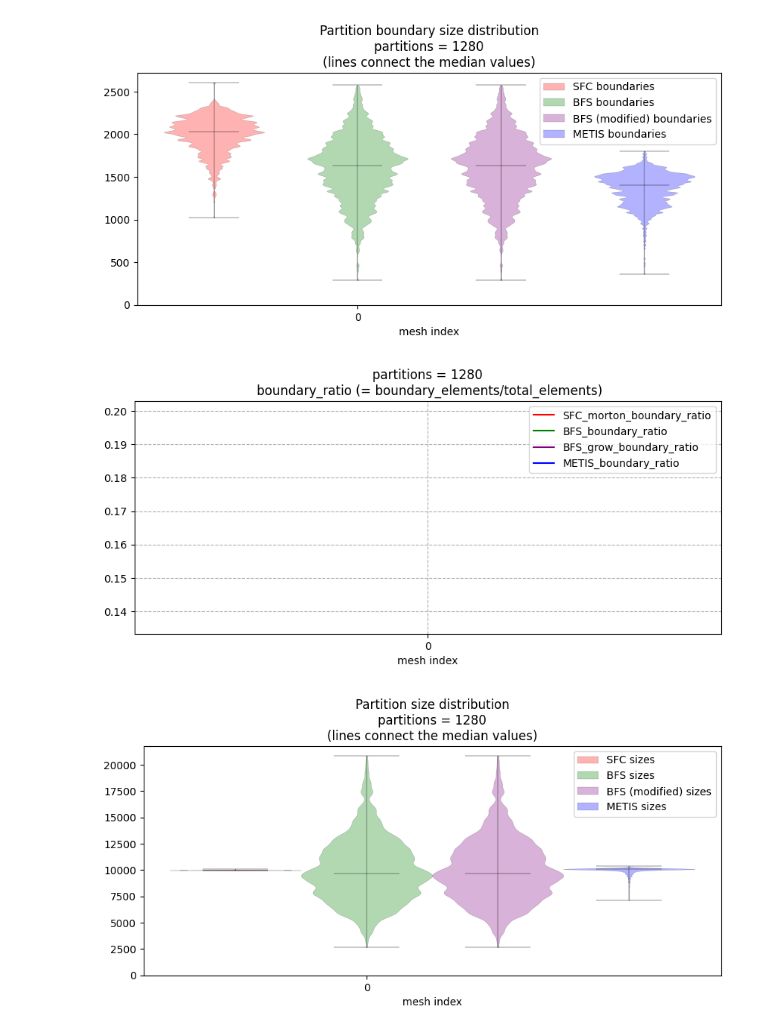
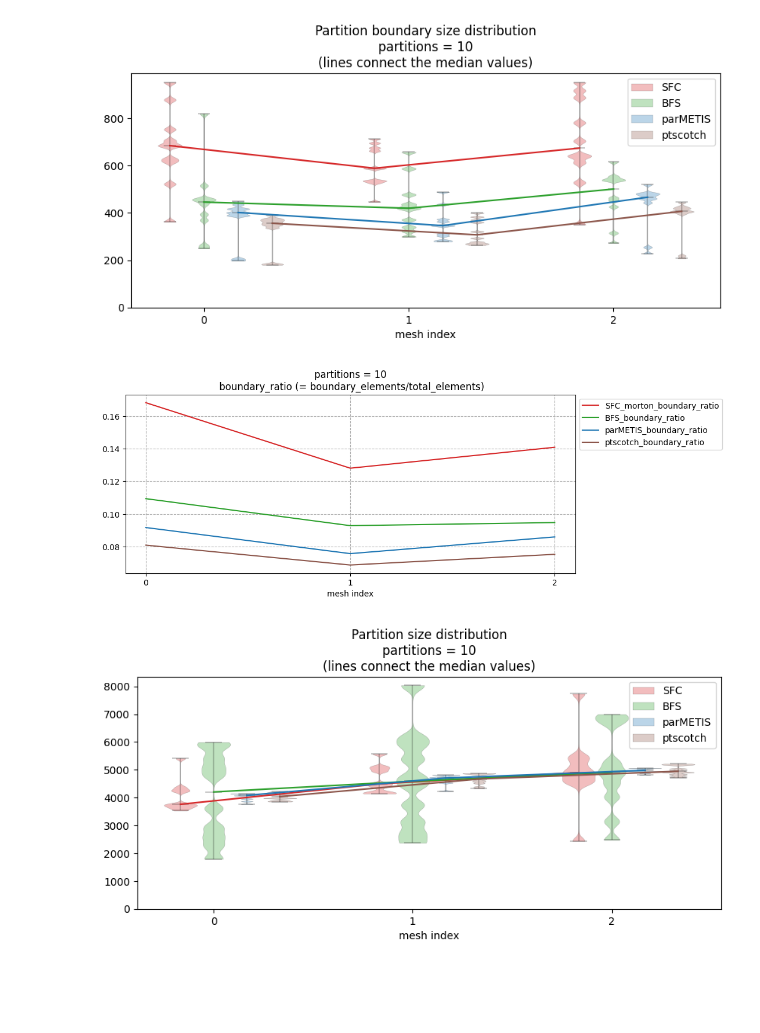
Before and after one commit to paralab/partition, a Jupyter notebook: mpi-cpp/metrics_plot.ipynb, the cells around one changed output. Drawn from its saved outputs; the diff is of its cells as text; code cells hidden in the pictures; blank space fills up the shorter version.

Commit message:
Plot ptscotch metrics, fix typos

```diff
--- a/mpi-cpp/metrics_plot.ipynb
+++ b/mpi-cpp/metrics_plot.ipynb
@@ -5,13 +5,16 @@ import matplotlib.ticker as ticker
 import numpy as np
 plt.rcParams["figure.figsize"] = (10,4)
 # plt.rcParams.update({'font.size': 28})
-plot_colors = ['red','green', 'purple','blue']        # SFC, BFS, BFS-modified, METIS respectively
+matpltlib_default_colors = plt.rcParams['axes.prop_cycle'].by_key()['color']
+
+
+# SFC, BFS, parMETIS, ptscotch respectively
+plot_colors = [matpltlib_default_colors[3], matpltlib_default_colors[2], matpltlib_default_colors[0], matpltlib_default_colors[5]]
 # %%
-input_file_name = 'results/frontera-scaling-front_bfs___2024-06-06__19-42-12.json'
-input_file_name = 'results/frontera-scaling-front_bfs-large-meshes___2024-06-19__16-10-43.json'
+input_file_name = 'test.json'
 df = pd.read_json(input_file_name, orient='records',lines=True)
 # df = df[(df['np'] == 1280) | (df['np']==640)]
-df = df[(df['np'] == 1280)]
+df = df[(df['np'] == 10)]
 # df = df[df['mesh_idx'] == 0]
 df = df[df['run_idx'] == 0]
 
@@ -26,15 +29,15 @@ df_length = len(df.index)
 fig0, ax0 = plt.subplots()
 plt_triplets = [None for _ in range(df_length)]
 for plt_i in range(df_length):
-  plt_triplets[plt_i] = ax0.violinplot([df.loc[plt_i]['SFC_morton_partition_boundaries'],df.loc[plt_i]['BFS_partition_boundaries'],df.loc[plt_i]['BFS_grow_partition_boundaries'],df.loc[plt_i]['METIS_partition_boundaries']], positions=[6*plt_i,6*plt_i+1,6*plt_i+2,6*plt_i+3], showmedians=True, widths=0.7, points=1000, showextrema=True, bw_method=0.05)
+  plt_triplets[plt_i] = ax0.violinplot([df.loc[plt_i]['SFC_morton_partition_boundaries'],df.loc[plt_i]['BFS_partition_boundaries'],df.loc[plt_i]['parMETIS_partition_boundaries'],df.loc[plt_i]['ptscotch_partition_boundaries']], positions=[6*plt_i,6*plt_i+1,6*plt_i+2,6*plt_i+3], showmedians=True, widths=0.7, points=1000, showextrema=True, bw_method=0.05)
   # plt_triplets[plt_i] = ax0.boxplot([df.loc[plt_i]['SFC_morton_partition_boundaries'],df.loc[plt_i]['BFS_partition_boundaries'],df.loc[plt_i]['BFS_grow_partition_boundaries'],df.loc[plt_i]['METIS_partition_boundaries']], positions=[6*plt_i,6*plt_i+1,6*plt_i+2,6*plt_i+3], widths=0.7, showfliers=True)
 
 
 ax0.plot([6*i for i in range(df_length)],[np.median(df.loc[i]['SFC_morton_partition_boundaries']) for i in range(df_length)],color=plot_colors[0])
 ax0.plot([6*i+1 for i in range(df_length)],[np.median(df.loc[i]['BFS_partition_boundaries']) for i in range(df_length)],color=plot_colors[1])
-ax0.plot([6*i+2 for i in range(df_length)],[np.median(df.loc[i]['BFS_grow_partition_boundaries']) for i in range(df_length)],color=plot_colors[2])
+ax0.plot([6*i+2 for i in range(df_length)],[np.median(df.loc[i]['parMETIS_partition_boundaries']) for i in range(df_length)],color=plot_colors[2])
 
-ax0.plot([6*i+3 for i in range(df_length)],[np.median(df.loc[i]['METIS_partition_boundaries']) for i in range(df_length)],color=plot_colors[3])
+ax0.plot([6*i+3 for i in range(df_length)],[np.median(df.loc[i]['ptscotch_partition_boundaries']) for i in range(df_length)],color=plot_colors[3])
 
 
 
@@ -52,7 +55,7 @@ for plt_triplet in plt_triplets:
 
 
   # plot_pair['bodies'][1].set_edgecolor('red')
-ax0.legend([plt_triplets[0]["bodies"][0], plt_triplets[0]["bodies"][1],plt_triplets[0]["bodies"][2],plt_triplets[0]["bodies"][3]], ['SFC boundaries', 'BFS boundaries','BFS (modified) boundaries', 'METIS boundaries'],bbox_to_anchor=(1.0, 1.0))
+ax0.legend([plt_triplets[0]["bodies"][0], plt_triplets[0]["bodies"][1],plt_triplets[0]["bodies"][2],plt_triplets[0]["bodies"][3]], ['SFC', 'BFS','parMETIS', 'ptscotch'],bbox_to_anchor=(1.0, 1.0))
 
 ax0.set_xticks([(6*i + 6*i+2)/2 for i in range(df_length)])
 
@@ -64,32 +67,32 @@ ax0.set_xlabel('mesh index')
 plt.show()
 # fig0.savefig(input_file_name+'partition-cuts.svg', format='svg', dpi=1200)
 # %% [output]
-[figure, old version]
+[figure, new version]
 # %%
 
-ax1 = df.plot.line(y = ['SFC_morton_boundary_ratio','BFS_boundary_ratio','BFS_grow_boundary_ratio','METIS_boundary_ratio'], rot=0,color=plot_colors)
+ax1 = df.plot.line(y = ['SFC_morton_boundary_ratio','BFS_boundary_ratio','parMETIS_boundary_ratio','ptscotch_boundary_ratio'], rot=0,color=plot_colors)
 ax1.set_title(f"partitions = {partition_count}\n boundary_ratio (= boundary_elements/total_elements)")
 ax1.legend(bbox_to_anchor=(1.0, 1.0))
 ax1.xaxis.set_major_locator(ticker.MultipleLocator(1))
 ax1.grid(which='major', axis='both', linestyle='--')
 ax1.set_xlabel('mesh index')
 
 fig1 = ax1.get_figure()
 # fig1.savefig(input_file_name+'boundary_ratio.svg', format='svg', dpi=1200)
 # %% [output]
-[figure, old version]
+[figure, new version]
 # %%
 fig11, ax11 = plt.subplots()
 plt_triplets = [None for _ in range(df_length)]
 for plt_i in range(df_length):
-  plt_triplets[plt_i] = ax11.violinplot([df.loc[plt_i]['SFC_morton_partition_sizes'],df.loc[plt_i]['BFS_partition_sizes'],df.loc[plt_i]['BFS_grow_partition_sizes'],df.loc[plt_i]['METIS_partition_sizes']], positions=[6*plt_i,6*plt_i+1,6*plt_i+2,6*plt_i+3], showmedians=True, widths=1, points=1000, showextrema=True, bw_method=0.1)
+  plt_triplets[plt_i] = ax11.violinplot([df.loc[plt_i]['SFC_morton_partition_sizes'],df.loc[plt_i]['BFS_partition_sizes'],df.loc[plt_i]['parMETIS_partition_sizes'],df.loc[plt_i]['ptscotch_partition_sizes']], positions=[6*plt_i,6*plt_i+1,6*plt_i+2,6*plt_i+3], showmedians=True, widths=1, points=1000, showextrema=True, bw_method=0.1)
 
 
 ax11.plot([6*i for i in range(df_length)],[np.median(df.loc[i]['SFC_morton_partition_sizes']) for i in range(df_length)],color=plot_colors[0])
 ax11.plot([6*i+1 for i in range(df_length)],[np.median(df.loc[i]['BFS_partition_sizes']) for i in range(df_length)],color=plot_colors[1])
-ax11.plot([6*i+2 for i in range(df_length)],[np.median(df.loc[i]['BFS_grow_partition_sizes']) for i in range(df_length)],color=plot_colors[2])
+ax11.plot([6*i+2 for i in range(df_length)],[np.median(df.loc[i]['parMETIS_partition_sizes']) for i in range(df_length)],color=plot_colors[2])
 
-ax11.plot([6*i+3 for i in range(df_length)],[np.median(df.loc[i]['METIS_partition_sizes']) for i in range(df_length)],color=plot_colors[3])
+ax11.plot([6*i+3 for i in range(df_length)],[np.median(df.loc[i]['ptscotch_partition_sizes']) for i in range(df_length)],color=plot_colors[3])
 
 
 
@@ -107,7 +110,7 @@ for plt_triplet in plt_triplets:
 
 
   # plot_pair['bodies'][1].set_edgecolor('red')
-ax11.legend([plt_triplets[0]["bodies"][0], plt_triplets[0]["bodies"][1],plt_triplets[0]["bodies"][2],plt_triplets[0]["bodies"][3]], ['SFC sizes', 'BFS sizes','BFS (modified) sizes', 'METIS sizes'],bbox_to_anchor=(1.0, 1.0))
+ax11.legend([plt_triplets[0]["bodies"][0], plt_triplets[0]["bodies"][1],plt_triplets[0]["bodies"][2],plt_triplets[0]["bodies"][3]], ['SFC', 'BFS','parMETIS', 'ptscotch'],bbox_to_anchor=(1.0, 1.0))
 
 ax11.set_xticks([(6*i + 6*i+2)/2 for i in range(df_length)])
 
@@ -120,5 +123,5 @@ ax11.set_xlabel('mesh index')
 plt.show()
 # fig11.savefig(input_file_name+'partition-sizes.svg', format='svg', dpi=1200)
 # %% [output]
-[figure, old version]
+[figure, new version]
 # %%
```
Also changed, not shown: parts of 2 cells of this notebook, 9 other files.
